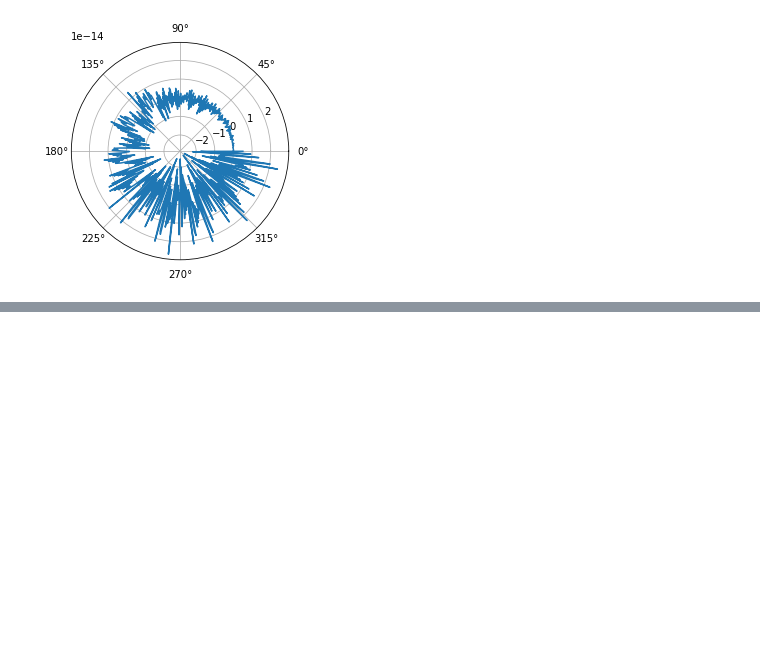
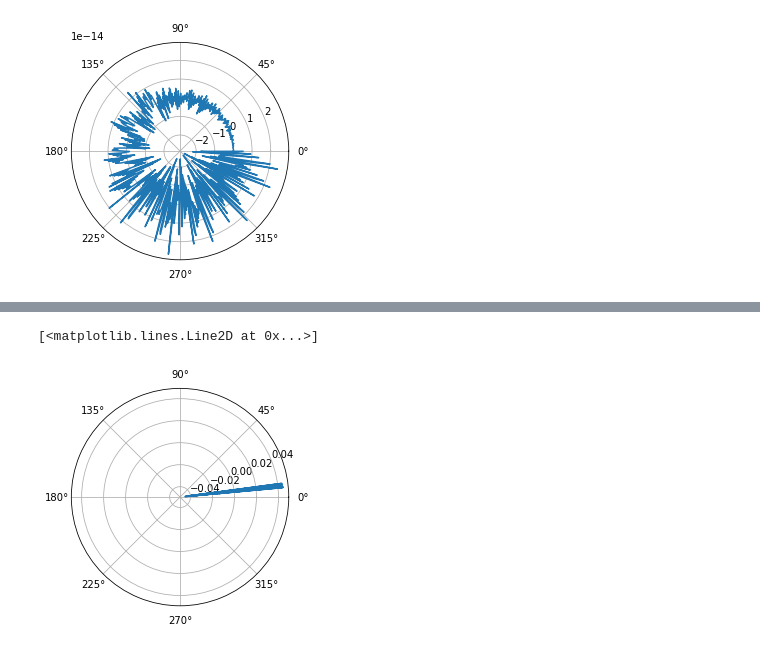
Before and after one commit to Rathees-Koneswarann/python-polar-plot, a Jupyter notebook: main.ipynb, the cells around one changed output, grey strips where cells are left out. Saved outputs shown, nothing was run; the diff lists cells and outputs as text; code cells hidden in the pictures; blank space fills up the shorter version.

```diff
--- a/main.ipynb
+++ b/main.ipynb
@@ -190,0 +221,11 @@ plt.show()
+# %%
+# setting the axes projection as polar
+plt.axes(projection = 'polar')
+
+# Develop array 't to match x
+t = np.array(range(0, len(x)))/sr
+#plt.plot(t,x)
+plt.plot(t[2000:3000],x[2000:3000])
+# %% [output]
+[<matplotlib.lines.Line2D at 0x...>]
+[figure, added]
```
Also changed, not shown: parts of 3 cells of this notebook.
